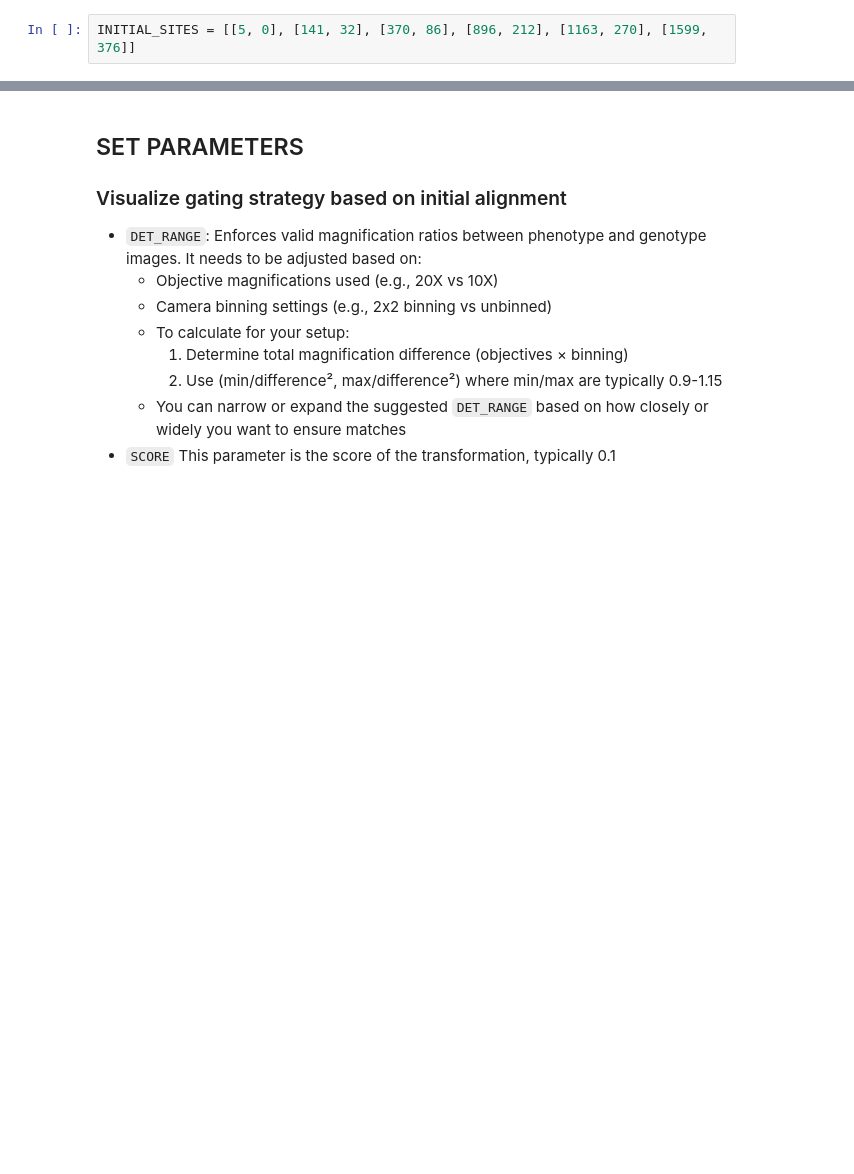
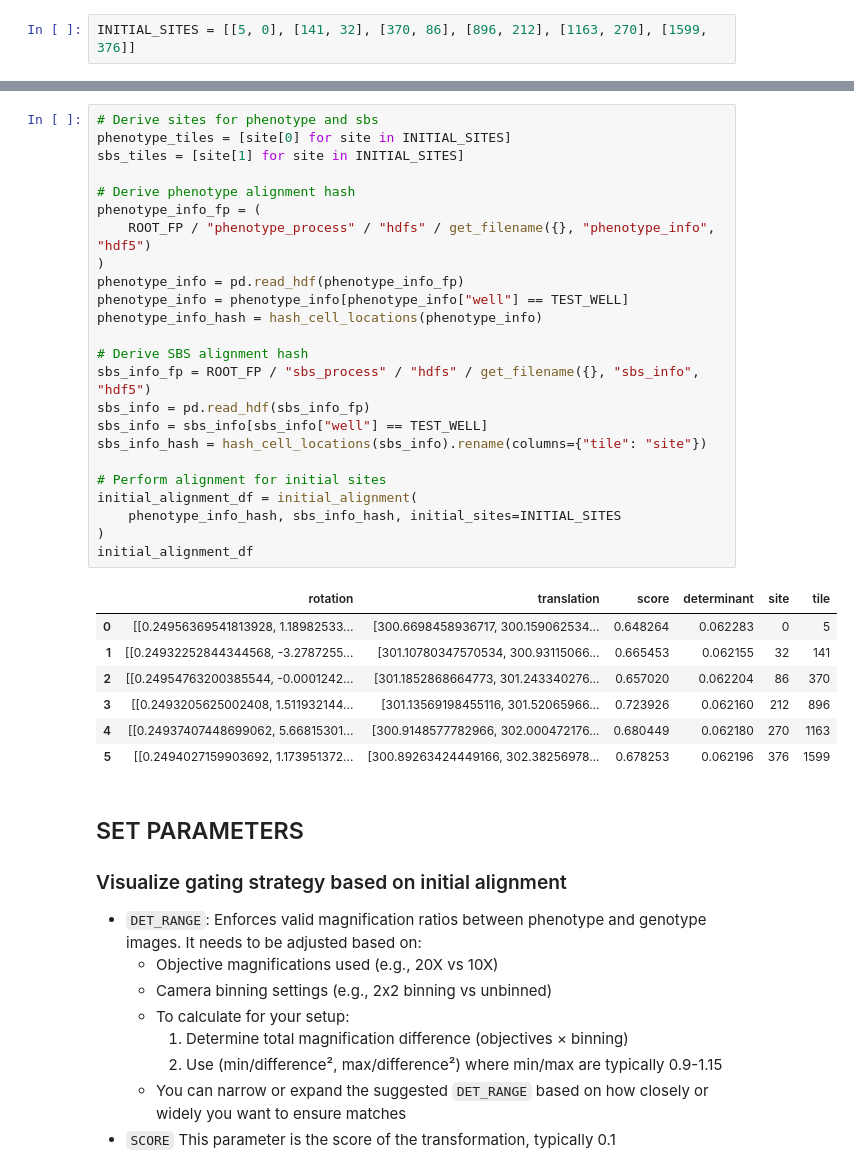
Before and after one commit to cheeseman-lab/brieflow, a Jupyter notebook: example_analysis/5.configure_merge_params.ipynb, the cells around one changed output, grey strips where cells are left out. Cells and saved outputs as stored; diff of their text form; blank space fills up the shorter version.

```diff
--- a/example_analysis/5.configure_merge_params.ipynb
+++ b/example_analysis/5.configure_merge_params.ipynb
@@ -157,3 +85,35 @@ initial_alignment_df
+# %%
+# Derive sites for phenotype and sbs
+phenotype_tiles = [site[0] for site in INITIAL_SITES]
+sbs_tiles = [site[1] for site in INITIAL_SITES]
+
+# Derive phenotype alignment hash
+phenotype_info_fp = (
+    ROOT_FP / "phenotype_process" / "hdfs" / get_filename({}, "phenotype_info", "hdf5")
+)
+phenotype_info = pd.read_hdf(phenotype_info_fp)
+phenotype_info = phenotype_info[phenotype_info["well"] == TEST_WELL]
+phenotype_info_hash = hash_cell_locations(phenotype_info)
+
+# Derive SBS alignment hash
+sbs_info_fp = ROOT_FP / "sbs_process" / "hdfs" / get_filename({}, "sbs_info", "hdf5")
+sbs_info = pd.read_hdf(sbs_info_fp)
+sbs_info = sbs_info[sbs_info["well"] == TEST_WELL]
+sbs_info_hash = hash_cell_locations(sbs_info).rename(columns={"tile": "site"})
+
+# Perform alignment for initial sites
+initial_alignment_df = initial_alignment(
+    phenotype_info_hash, sbs_info_hash, initial_sites=INITIAL_SITES
+)
+initial_alignment_df
+# %% [output]
+|  | rotation | translation | score | determinant | site | tile |
+| 0 | [[0.24956369541813928, 1.18982533... | [300.6698458936717, 300.159062534... | 0.648264 | 0.062283 | 0 | 5 |
+| 1 | [[0.24932252844344568, -3.2787255... | [301.10780347570534, 300.93115066... | 0.665453 | 0.062155 | 32 | 141 |
+| 2 | [[0.24954763200385544, -0.0001242... | [301.1852868664773, 301.243340276... | 0.657020 | 0.062204 | 86 | 370 |
+| 3 | [[0.2493205625002408, 1.511932144... | [301.13569198455116, 301.52065966... | 0.723926 | 0.062160 | 212 | 896 |
+| 4 | [[0.24937407448699062, 5.66815301... | [300.9148577782966, 302.000472176... | 0.680449 | 0.062180 | 270 | 1163 |
+| 5 | [[0.2494027159903692, 1.173951372... | [300.89263424449166, 302.38256978... | 0.678253 | 0.062196 | 376 | 1599 |
 # %% [markdown]
 ## SET PARAMETERS
 
```
Also changed, not shown: parts of 6 cells of this notebook, 18 other files.
